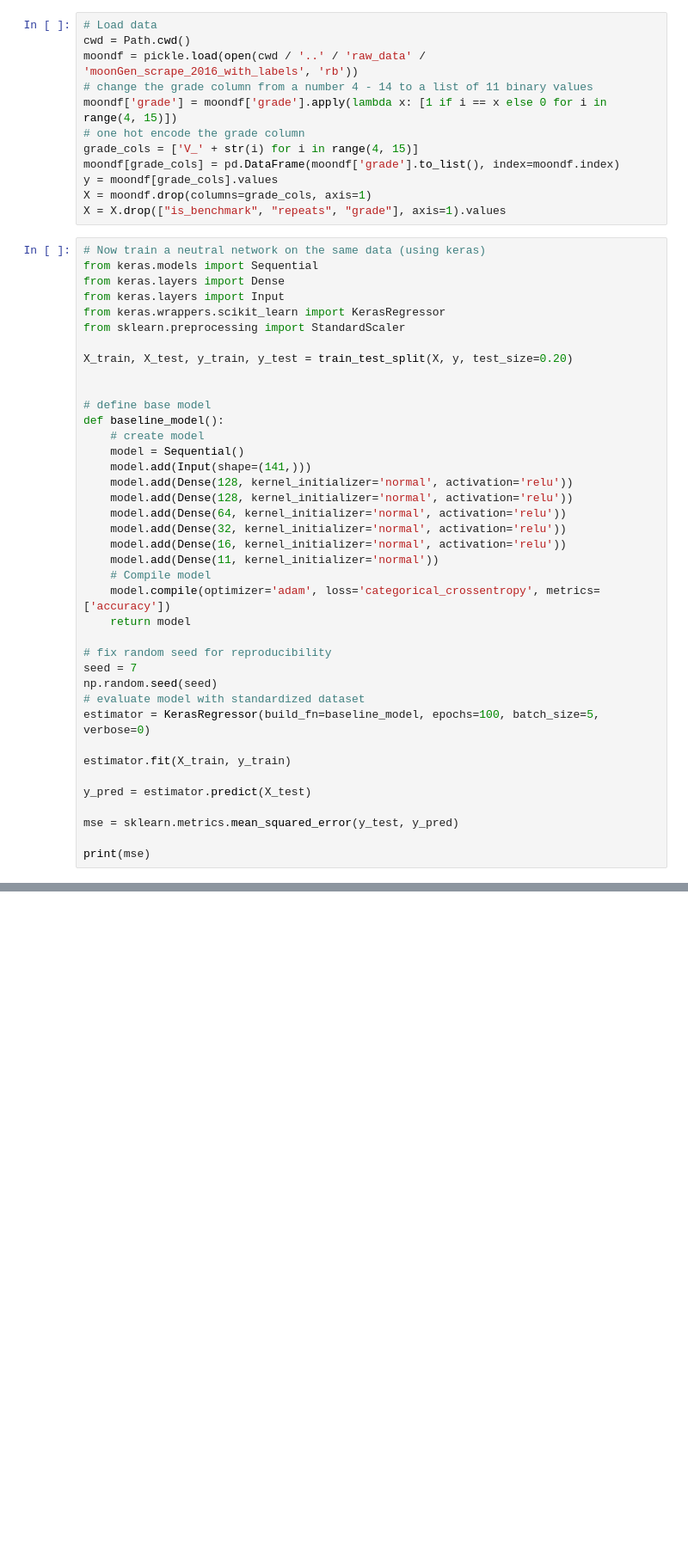
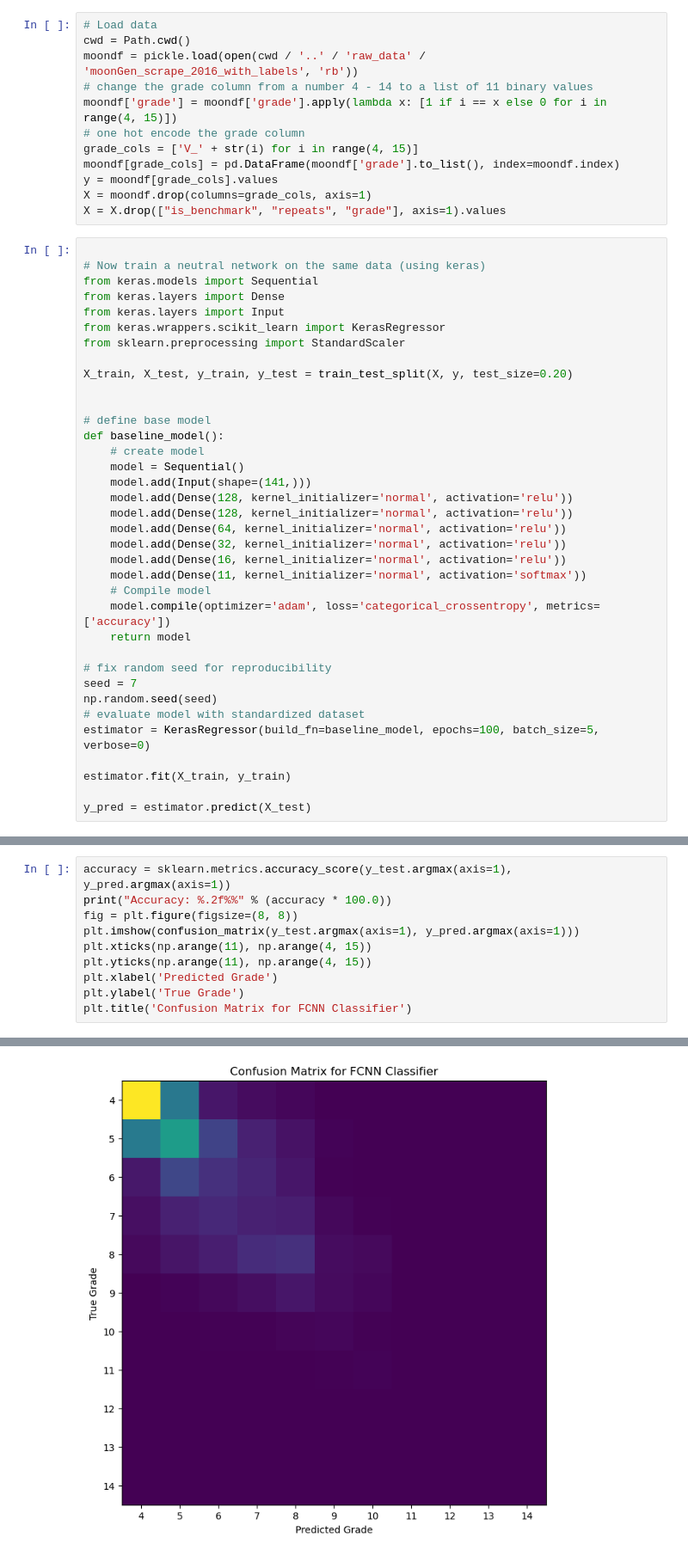
Before and after one commit to dylanwells37/HuecoClassification, a Jupyter notebook: classifiers/NeuralNetwork.ipynb, the cells around one changed output, grey strips where cells are left out. Shown at 86% size. Drawn from its saved outputs; the diff is of its cells as text; blank space fills up the shorter version.

```diff
--- a/classifiers/NeuralNetwork.ipynb
+++ b/classifiers/NeuralNetwork.ipynb
@@ -22,6 +21,7 @@ y = moondf[grade_cols].values
 X = moondf.drop(columns=grade_cols, axis=1)
 X = X.drop(["is_benchmark", "repeats", "grade"], axis=1).values
 # %%
+
 # Now train a neutral network on the same data (using keras)
 from keras.models import Sequential
 from keras.layers import Dense
@@ -42,7 +42,7 @@ def baseline_model():
     model.add(Dense(64, kernel_initializer='normal', activation='relu'))
     model.add(Dense(32, kernel_initializer='normal', activation='relu'))
     model.add(Dense(16, kernel_initializer='normal', activation='relu'))
-    model.add(Dense(11, kernel_initializer='normal'))
+    model.add(Dense(11, kernel_initializer='normal', activation='softmax'))
     # Compile model
     model.compile(optimizer='adam', loss='categorical_crossentropy', metrics=['accuracy'])
     return model
@@ -56,7 +56,3 @@ estimator = KerasRegressor(build_fn=baseline_model, epochs=100, batch_size=5, ve
 estimator.fit(X_train, y_train)
 
 y_pred = estimator.predict(X_test)
-
-mse = sklearn.metrics.mean_squared_error(y_test, y_pred)
-
-print(mse)
@@ -62,0 +64,11 @@ print(mse)
+# %%
+accuracy = sklearn.metrics.accuracy_score(y_test.argmax(axis=1), y_pred.argmax(axis=1))
+print("Accuracy: %.2f%%" % (accuracy * 100.0))
+fig = plt.figure(figsize=(8, 8))
+plt.imshow(confusion_matrix(y_test.argmax(axis=1), y_pred.argmax(axis=1)))
+plt.xticks(np.arange(11), np.arange(4, 15))
+plt.yticks(np.arange(11), np.arange(4, 15))
+plt.xlabel('Predicted Grade')
+plt.ylabel('True Grade')
+plt.title('Confusion Matrix for FCNN Classifier')
+# %% [output]
@@ -62,0 +77 @@ print(mse)
+[figure, added]
```
Also changed, not shown: parts of 3 cells of this notebook, 3 other files.
